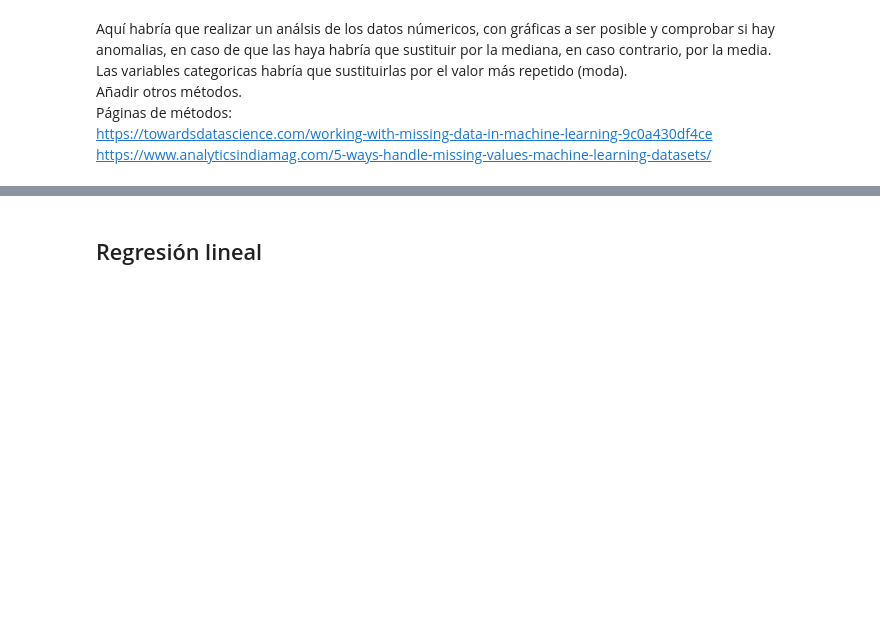
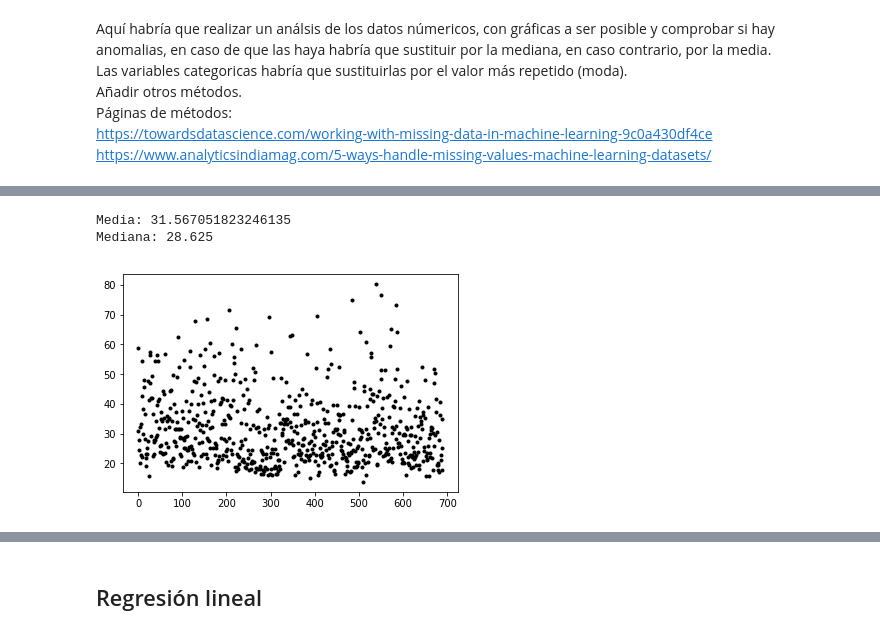
Before and after one commit to arturobp3/Machine_Learning, a Jupyter notebook: Proyecto/Proyecto.ipynb, the cells around one changed output, grey strips where cells are left out. Saved outputs shown, nothing was run; the diff lists cells and outputs as text; code cells hidden in the pictures; blank space fills up the shorter version.

```diff
--- a/Proyecto/Proyecto.ipynb
+++ b/Proyecto/Proyecto.ipynb
@@ -118,0 +145,15 @@ https://www.analyticsindiamag.com/5-ways-handle-missing-values-machine-learning-
+# %%
+#Igual habría que pensar en ponerle otros nombres a los datos.
+d3 = d1
+d3.A2 = d1.A2.replace(np.nan, d2.A2.mean())
+# %%
+#Para comprobar cómo han cambiado la media y la mediana.
+d3.loc[:,(['A2'])] = pandas.to_numeric(d3.A2)
+plt.figure()
+plt.scatter(np.arange(0,len(d3)), d3.A2, marker='.', c='k')
+print('Media: '+str(d3.A2.mean()))
+print('Mediana: '+str(d3.A2.median()))
+# %% [output]
+Media: 31.567051823246135
+Mediana: 28.625
+[figure, added]
```
Also changed, not shown: parts of 14 cells of this notebook.
